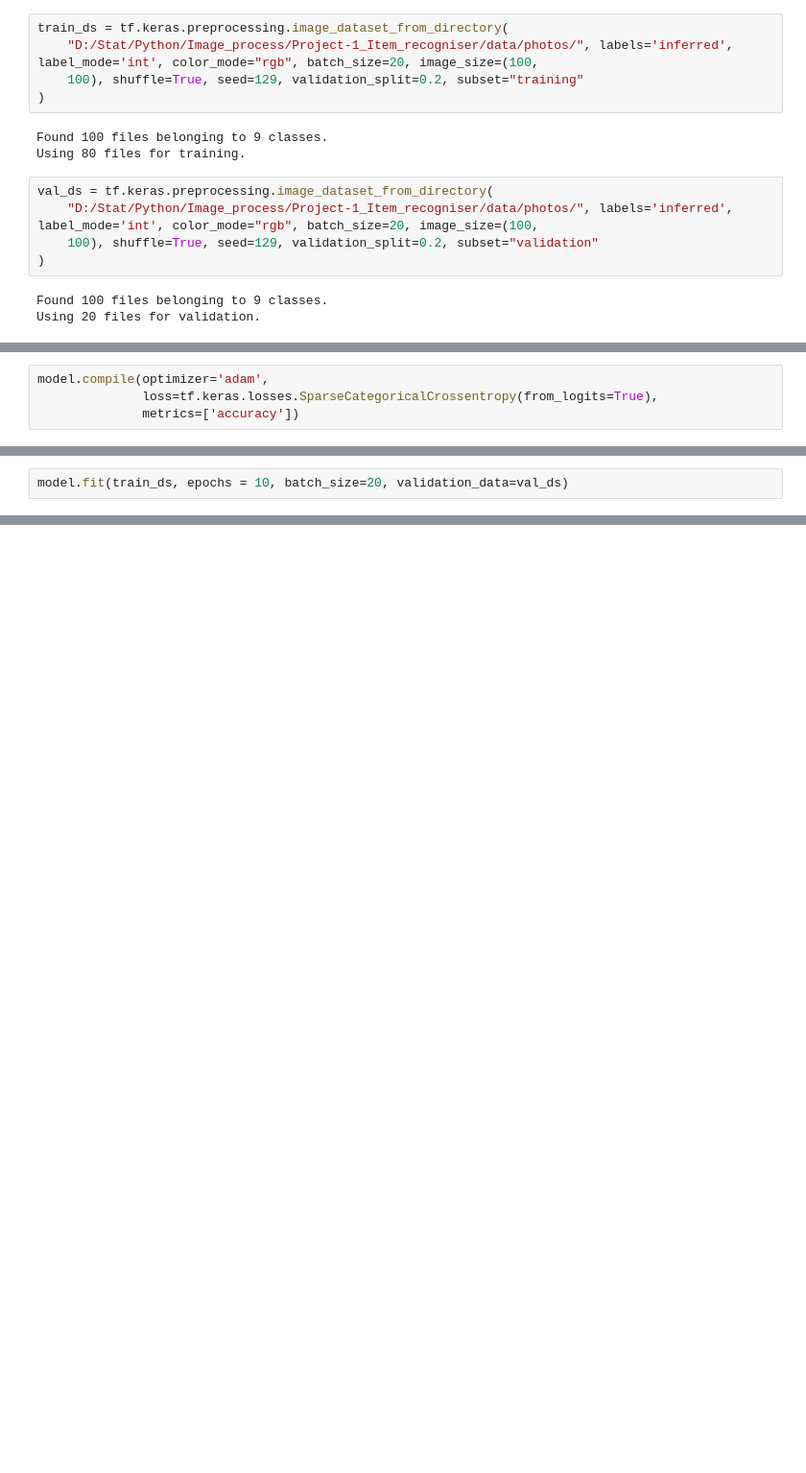
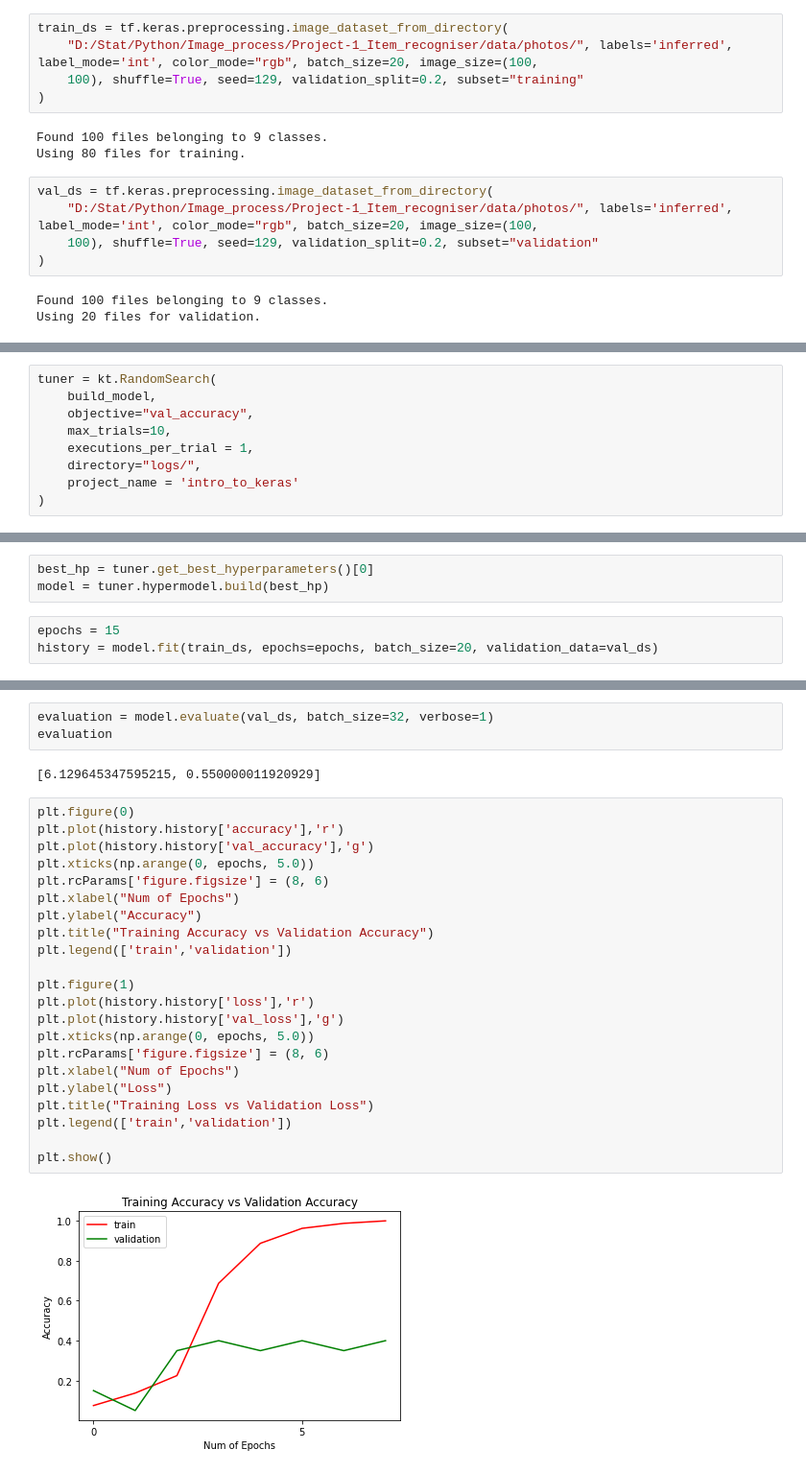
Before and after one commit to mertgoksel/personal, a Jupyter notebook: Complicated_one.ipynb, the cells around one changed output, grey strips where cells are left out. Shown: that part at 96% size. Drawn from its saved outputs; the diff is of its cells as text; blank space fills up the shorter version.

```diff
--- a/Complicated_one.ipynb
+++ b/Complicated_one.ipynb
@@ -101,4 +94,0 @@ model = keras.Sequential([
-# %%
-model.compile(optimizer='adam',
-              loss=tf.keras.losses.SparseCategoricalCrossentropy(from_logits=True),
-              metrics=['accuracy'])
@@ -104,0 +117,9 @@ model.compile(optimizer='adam',
+# %%
+tuner = kt.RandomSearch(
+    build_model,
+    objective="val_accuracy",
+    max_trials=10,
+    executions_per_trial = 1,
+    directory="logs/",
+    project_name = 'intro_to_keras'
+)
@@ -105,3 +164,7 @@ model.compile(optimizer='adam',
+# %%
+best_hp = tuner.get_best_hyperparameters()[0]
+model = tuner.hypermodel.build(best_hp)
 # %%
-model.fit(train_ds, epochs = 10, batch_size=20, validation_data=val_ds)
+epochs = 15
+history = model.fit(train_ds, epochs=epochs, batch_size=20, validation_data=val_ds)
 # %% [output]
@@ -128,0 +202,29 @@ Epoch 10/10
+# %%
+evaluation = model.evaluate(val_ds, batch_size=32, verbose=1)
+evaluation
+# %% [output]
+[6.129645347595215, 0.550000011920929]
+# %%
+plt.figure(0)
+plt.plot(history.history['accuracy'],'r')
+plt.plot(history.history['val_accuracy'],'g')
+plt.xticks(np.arange(0, epochs, 5.0))
+plt.rcParams['figure.figsize'] = (8, 6)
+plt.xlabel("Num of Epochs")
+plt.ylabel("Accuracy")
+plt.title("Training Accuracy vs Validation Accuracy")
+plt.legend(['train','validation'])
+
+plt.figure(1)
+plt.plot(history.history['loss'],'r')
+plt.plot(history.history['val_loss'],'g')
+plt.xticks(np.arange(0, epochs, 5.0))
+plt.rcParams['figure.figsize'] = (8, 6)
+plt.xlabel("Num of Epochs")
+plt.ylabel("Loss")
+plt.title("Training Loss vs Validation Loss")
+plt.legend(['train','validation'])
+
+plt.show()
+# %% [output]
+[figure, added]
```
Also changed, not shown: parts of 15 cells of this notebook.
